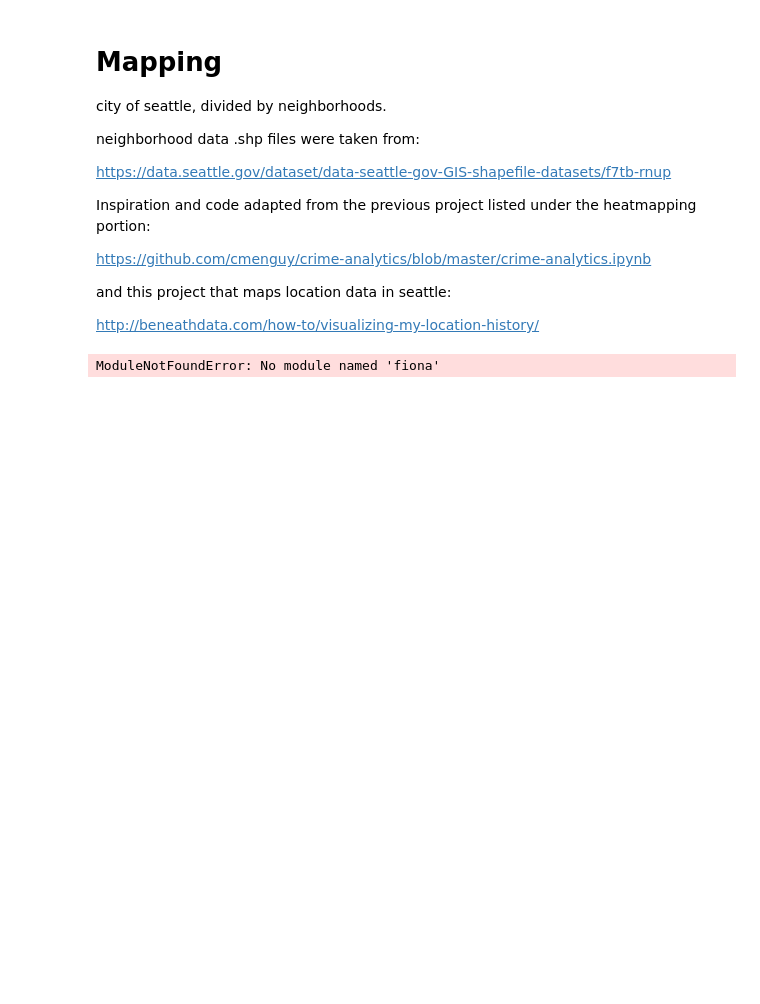
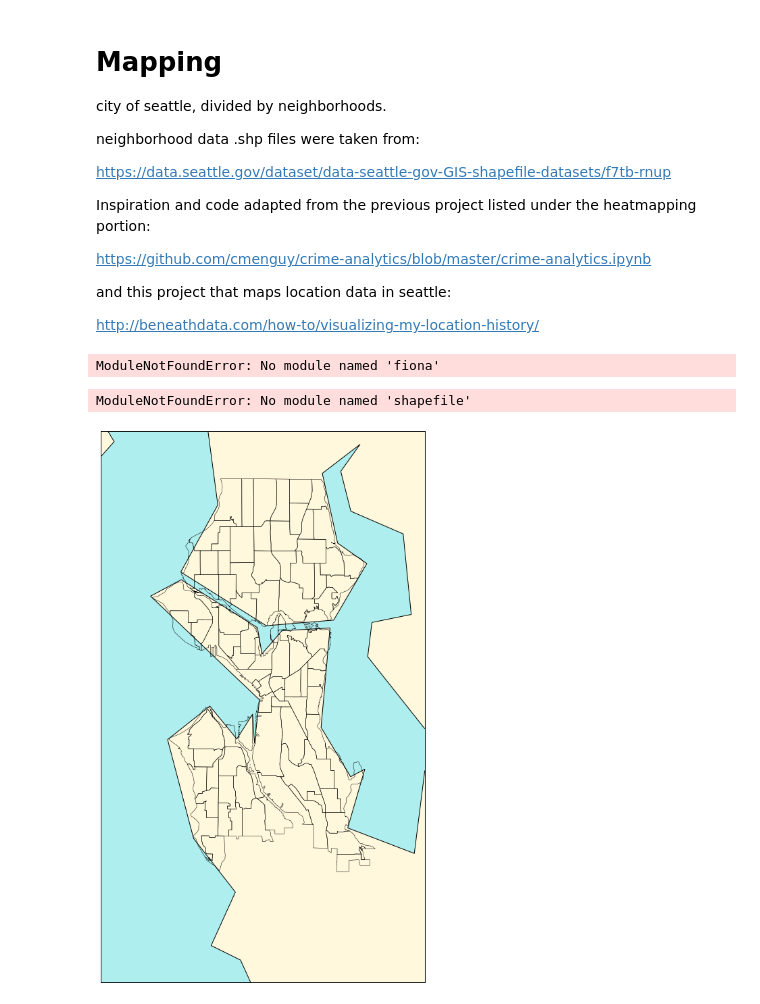
Before and after one commit to UW-Biol419-Wi2017/911_new, a Jupyter notebook: Alexs-Doc-Monday-the-6th.ipynb, the cells around one changed output. Cells and saved outputs as stored; diff of their text form; code cells hidden in the pictures; blank space fills up the shorter version.

Commit message:
mapping progress
plotted coordinates of calls, kind of made a map of seattle using the
shape file, but can’t plot points on it? needs work

```diff
--- a/Alexs-Doc-Monday-the-6th.ipynb
+++ b/Alexs-Doc-Monday-the-6th.ipynb
@@ -451,3 +470,17 @@ import fiona
 shp = fiona.open('Downloads/Neighborhoods/WGS84/Neighborhoods.shp')
 # %% [output]
 ModuleNotFoundError: No module named 'fiona'
+# %%
+## while fiona isn't working, trying to map coordinates on a scatter plot by lat and lon
+import shapefile
+
+# columns of call_data: lat = 7, long = 6
+lon = call_data_2016.ix[:, 6]
+lat = call_data_2016.ix[:, 7]
+
+figm = plt.figure(figsize=(5,10))
+
+plt.plot(lon, lat, ",", alpha=0.3)
+figm.savefig('kind of map.jpeg')
+# %% [output]
+ModuleNotFoundError: No module named 'shapefile'
@@ -453,0 +494,31 @@ ModuleNotFoundError: No module named 'fiona'
+# %%
+f, a = plt.subplots(figsize=(10,15))
+
+# code taken from:
+# http://basemaptutorial.readthedocs.io/en/latest/shapefile.html
+
+# coordinates for seattle from the site:
+# http://boundingbox.klokantech.com/
+
+# ll: westlimit=-122.481601; southlimit=47.428552;
+# ur: eastlimit=-122.190793; northlimit=47.762868
+# ‘llcrnr’ stands for ‘lower left corner’ and ‘urcrnr’ stands for upper right corner
+
+map = Basemap(llcrnrlon=-122.481601, llcrnrlat=47.428552, urcrnrlon=-122.190793, urcrnrlat=47.762868,
+             resolution='i', projection='tmerc', lat_0 = 47.55, lon_0 = -122.35)
+
+map.drawmapboundary(fill_color='paleturquoise')
+map.fillcontinents(color='cornsilk',lake_color='paleturquoise')
+map.drawcoastlines()
+
+map.readshapefile('Neighborhoods/WGS84/Neighborhoods', 'neighbs')
+
+#############################################################################################
+#map.plot(lon, lat, 'r.', alpha=0.4)
+####### why will points not plot on top of the shape file?
+# even though there's no error message, they don't show up
+#############################################################################################
+
+plt.show()
+# %% [output]
+[figure, added]
```
Also changed, not shown: parts of 3 cells of this notebook, 4 other files.
